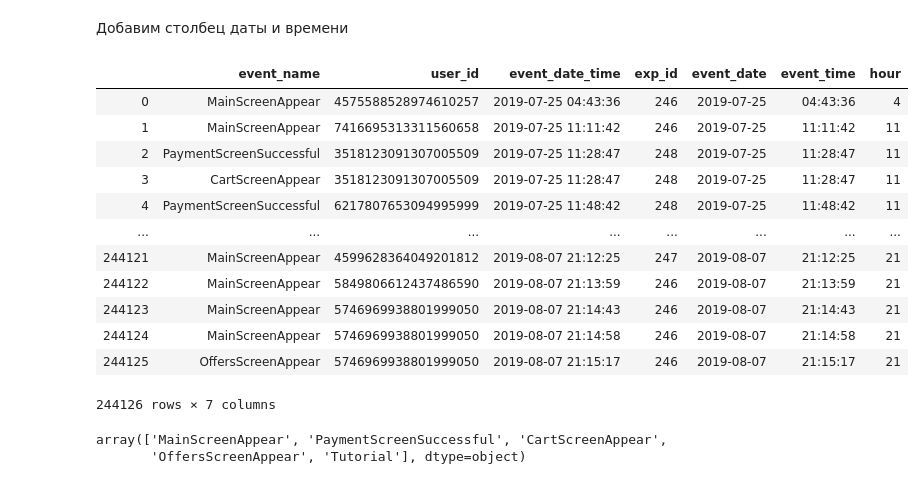
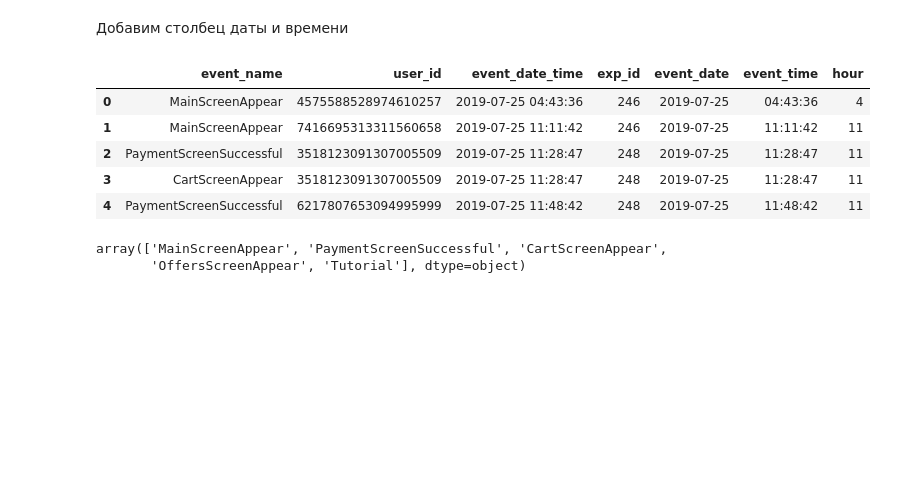
Before and after one commit to Marina-Nesm/training-project, a Jupyter notebook: food_delivery/Мобильное приложение по доставке продуктов.ipynb, the cells around one changed output. Saved outputs shown, nothing was run; the diff lists cells and outputs as text; code cells hidden in the pictures; blank space fills up the shorter version.

```diff
--- a/food_delivery/Мобильное приложение по доставке продуктов.ipynb
+++ b/food_delivery/Мобильное приложение по доставке продуктов.ipynb
@@ -137,7 +45,7 @@ path = '/datasets/'
 # %% [markdown]
 Прочитаем файл logs_exp.csv
 # %%
-logs_exp = pd.read_csv(path + 'logs_exp.csv', sep='\t')
+logs_exp = pd.read_csv('E:\csv_mobil_pril\logs_exp.csv', sep='\t')
  # <чтение файла с данными с сохранением их в переменной logs_exp, с указанием разделителя>
 # %% [markdown]
 Посмотрим таблицу logs_exp, выведем ее на экран
@@ -236,21 +113,14 @@ logs_exp['event_time']= logs_exp['event_date_time'].dt.time
 logs_exp['hour'] = logs_exp['event_date_time'].dt.hour
 logs_exp['event_date'] = pd.to_datetime(logs_exp['event_date'])
 # %%
-logs_exp
+logs_exp.head()
 # %% [output]
 |  | event_name | user_id | event_date_time | exp_id | event_date | event_time | hour |
 | 0 | MainScreenAppear | 4575588528974610257 | 2019-07-25 04:43:36 | 246 | 2019-07-25 | 04:43:36 | 4 |
 | 1 | MainScreenAppear | 7416695313311560658 | 2019-07-25 11:11:42 | 246 | 2019-07-25 | 11:11:42 | 11 |
 | 2 | PaymentScreenSuccessful | 3518123091307005509 | 2019-07-25 11:28:47 | 248 | 2019-07-25 | 11:28:47 | 11 |
 | 3 | CartScreenAppear | 3518123091307005509 | 2019-07-25 11:28:47 | 248 | 2019-07-25 | 11:28:47 | 11 |
 | 4 | PaymentScreenSuccessful | 6217807653094995999 | 2019-07-25 11:48:42 | 248 | 2019-07-25 | 11:48:42 | 11 |
-| ... | ... | ... | ... | ... | ... | ... | ... |
-| 244121 | MainScreenAppear | 4599628364049201812 | 2019-08-07 21:12:25 | 247 | 2019-08-07 | 21:12:25 | 21 |
-| 244122 | MainScreenAppear | 5849806612437486590 | 2019-08-07 21:13:59 | 246 | 2019-08-07 | 21:13:59 | 21 |
-| 244123 | MainScreenAppear | 5746969938801999050 | 2019-08-07 21:14:43 | 246 | 2019-08-07 | 21:14:43 | 21 |
-| 244124 | MainScreenAppear | 5746969938801999050 | 2019-08-07 21:14:58 | 246 | 2019-08-07 | 21:14:58 | 21 |
-| 244125 | OffersScreenAppear | 5746969938801999050 | 2019-08-07 21:15:17 | 246 | 2019-08-07 | 21:15:17 | 21 |
-244126 rows × 7 columns
 # %%
 logs_exp['event_name'].unique()
 # %% [output]
```
Also changed, not shown: parts of 58 cells of this notebook, 10 other files.
